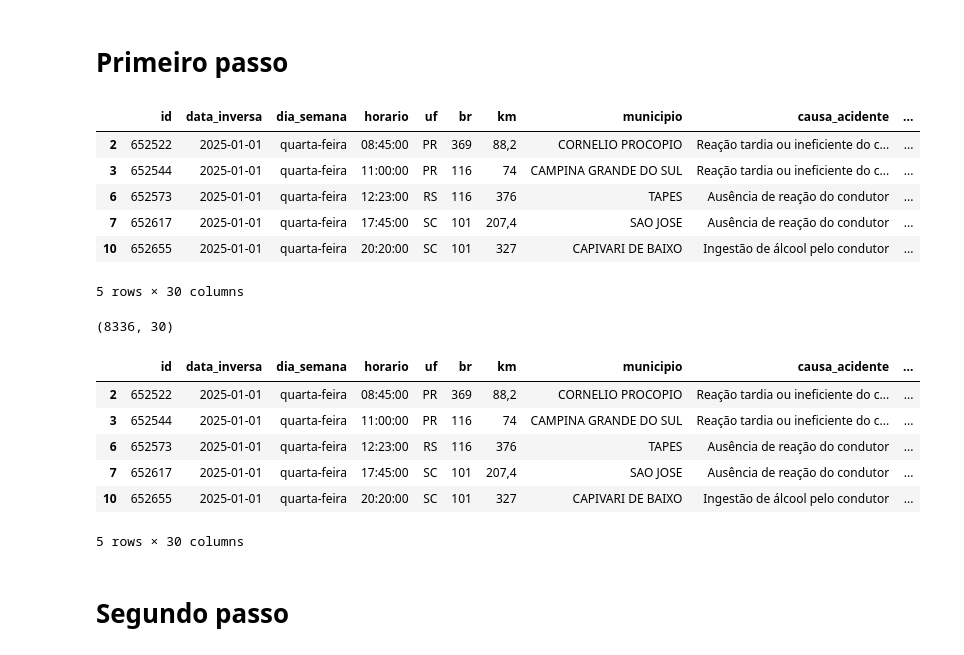
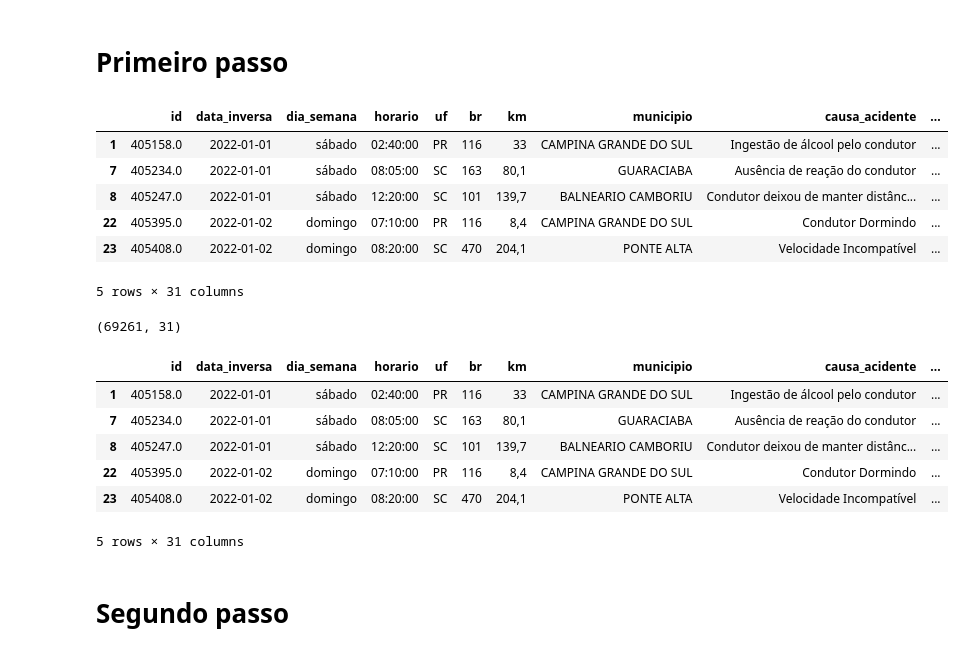
Before and after one commit to adrianop/dataScience, a Jupyter notebook: analise espacial/1 - abordagem_visualizacao.ipynb, the cells around one changed output. Saved outputs shown, nothing was run; the diff lists cells and outputs as text; code cells hidden in the pictures.

```diff
--- a/analise espacial/1 - abordagem_visualizacao.ipynb
+++ b/analise espacial/1 - abordagem_visualizacao.ipynb
@@ -29,36 +29,39 @@ ufs = ['RS', 'SC', 'PR']
 # %% [markdown]
 # Primeiro passo
 # %%
-df_2025_ocorrencia = pd.read_csv("../dados/2025/datatran2025.csv", encoding="latin1", sep=";")
-df_2025_ocorrencia = df_2025_ocorrencia[df_2025_ocorrencia['uf'].isin(ufs)]
-df_2025_ocorrencia.head()
+df_ocorrencia = pd.read_csv("../dados/acidentes/por ocorrencia/datatran_agrupado.csv", sep=",")
+df_ocorrencia = df_ocorrencia[df_ocorrencia['uf'].isin(ufs)]
+df_ocorrencia.head()
 # %% [output]
 |  | id | data_inversa | dia_semana | horario | uf | br | km | municipio | causa_acidente | ... |
-| 2 | 652522 | 2025-01-01 | quarta-feira | 08:45:00 | PR | 369 | 88,2 | CORNELIO PROCOPIO | Reação tardia ou ineficiente do c... | ... |
-| 3 | 652544 | 2025-01-01 | quarta-feira | 11:00:00 | PR | 116 | 74 | CAMPINA GRANDE DO SUL | Reação tardia ou ineficiente do c... | ... |
-| 6 | 652573 | 2025-01-01 | quarta-feira | 12:23:00 | RS | 116 | 376 | TAPES | Ausência de reação do condutor | ... |
-| 7 | 652617 | 2025-01-01 | quarta-feira | 17:45:00 | SC | 101 | 207,4 | SAO JOSE | Ausência de reação do condutor | ... |
-| 10 | 652655 | 2025-01-01 | quarta-feira | 20:20:00 | SC | 101 | 327 | CAPIVARI DE BAIXO | Ingestão de álcool pelo condutor | ... |
+| 1 | 405158.0 | 2022-01-01 | sábado | 02:40:00 | PR | 116 | 33 | CAMPINA GRANDE DO SUL | Ingestão de álcool pelo condutor | ... |
+| 7 | 405234.0 | 2022-01-01 | sábado | 08:05:00 | SC | 163 | 80,1 | GUARACIABA | Ausência de reação do condutor | ... |
+| 8 | 405247.0 | 2022-01-01 | sábado | 12:20:00 | SC | 101 | 139,7 | BALNEARIO CAMBORIU | Condutor deixou de manter distânc... | ... |
+| 22 | 405395.0 | 2022-01-02 | domingo | 07:10:00 | PR | 116 | 8,4 | CAMPINA GRANDE DO SUL | Condutor Dormindo | ... |
+| 23 | 405408.0 | 2022-01-02 | domingo | 08:20:00 | SC | 470 | 204,1 | PONTE ALTA | Velocidade Incompatível | ... |
-5 rows × 30 columns
+5 rows × 31 columns
 # %%
-df_2025_ocorrencia.shape
+df_ocorrencia.shape
 # %% [output]
-(8336, 30)
+(69261, 31)
 # %%
-df_2025_ocorrencia['latitude'] = df_2025_ocorrencia['latitude'].str.replace(',', '.')
-df_2025_ocorrencia['longitude'] = df_2025_ocorrencia['longitude'].str.replace(',', '.')
+df_ocorrencia['latitude'] = df_ocorrencia['latitude'].str.replace(',', '.')
+df_ocorrencia['longitude'] = df_ocorrencia['longitude'].str.replace(',', '.')
 
-df_2025_ocorrencia['latitude'] = pd.to_numeric(df_2025_ocorrencia['latitude'], errors='coerce')
-df_2025_ocorrencia['longitude'] = pd.to_numeric(df_2025_ocorrencia['longitude'], errors='coerce')
-df_2025_ocorrencia.head()
+df_ocorrencia = df_ocorrencia.dropna(subset=['latitude'])
+df_ocorrencia = df_ocorrencia.dropna(subset=['longitude'])
+
+df_ocorrencia['latitude'] = pd.to_numeric(df_ocorrencia['latitude'], errors='coerce')
+df_ocorrencia['longitude'] = pd.to_numeric(df_ocorrencia['longitude'], errors='coerce')
+df_ocorrencia.head()
 # %% [output]
 |  | id | data_inversa | dia_semana | horario | uf | br | km | municipio | causa_acidente | ... |
-| 2 | 652522 | 2025-01-01 | quarta-feira | 08:45:00 | PR | 369 | 88,2 | CORNELIO PROCOPIO | Reação tardia ou ineficiente do c... | ... |
-| 3 | 652544 | 2025-01-01 | quarta-feira | 11:00:00 | PR | 116 | 74 | CAMPINA GRANDE DO SUL | Reação tardia ou ineficiente do c... | ... |
-| 6 | 652573 | 2025-01-01 | quarta-feira | 12:23:00 | RS | 116 | 376 | TAPES | Ausência de reação do condutor | ... |
-| 7 | 652617 | 2025-01-01 | quarta-feira | 17:45:00 | SC | 101 | 207,4 | SAO JOSE | Ausência de reação do condutor | ... |
-| 10 | 652655 | 2025-01-01 | quarta-feira | 20:20:00 | SC | 101 | 327 | CAPIVARI DE BAIXO | Ingestão de álcool pelo condutor | ... |
+| 1 | 405158.0 | 2022-01-01 | sábado | 02:40:00 | PR | 116 | 33 | CAMPINA GRANDE DO SUL | Ingestão de álcool pelo condutor | ... |
+| 7 | 405234.0 | 2022-01-01 | sábado | 08:05:00 | SC | 163 | 80,1 | GUARACIABA | Ausência de reação do condutor | ... |
+| 8 | 405247.0 | 2022-01-01 | sábado | 12:20:00 | SC | 101 | 139,7 | BALNEARIO CAMBORIU | Condutor deixou de manter distânc... | ... |
+| 22 | 405395.0 | 2022-01-02 | domingo | 07:10:00 | PR | 116 | 8,4 | CAMPINA GRANDE DO SUL | Condutor Dormindo | ... |
+| 23 | 405408.0 | 2022-01-02 | domingo | 08:20:00 | SC | 470 | 204,1 | PONTE ALTA | Velocidade Incompatível | ... |
-5 rows × 30 columns
+5 rows × 31 columns
 # %% [markdown]
 # Segundo passo
 # %%
```
Also changed, not shown: parts of 8 cells of this notebook, 10 other files.
